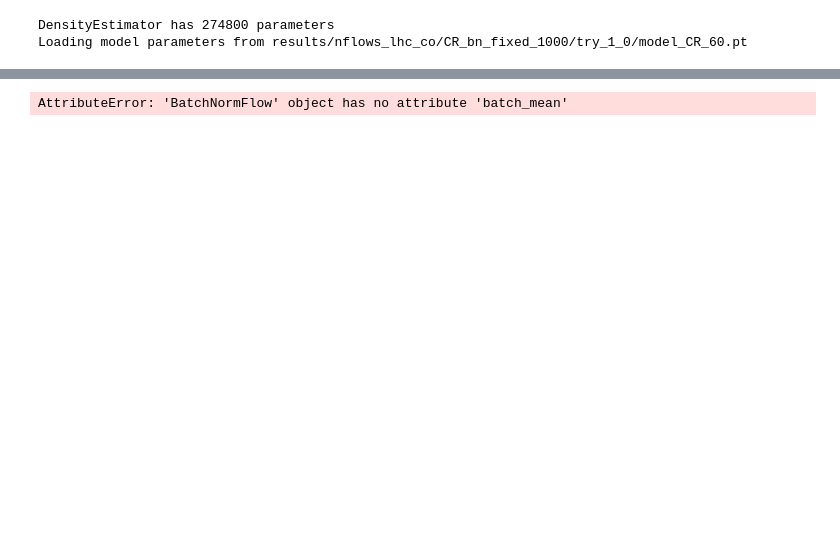
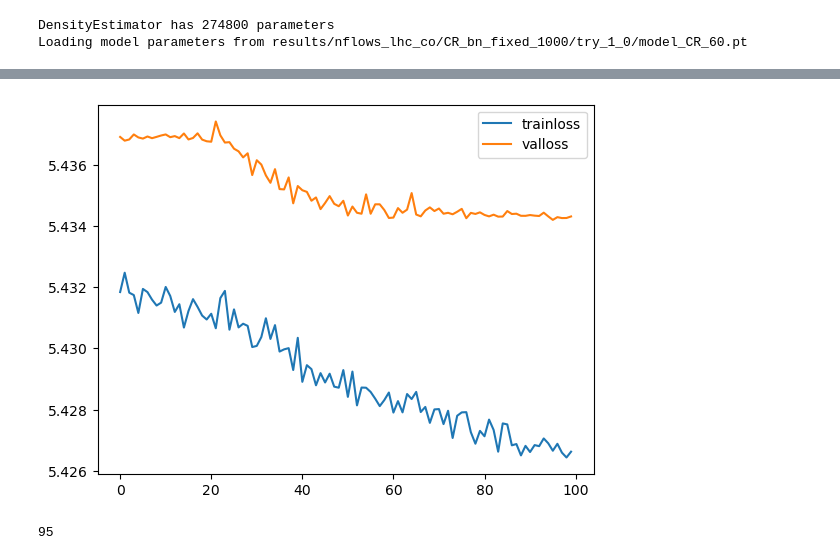
Before and after one commit to rd804/R-ANODE, a Jupyter notebook: notebooks/r_anode_test.ipynb, the cells around one changed output, grey strips where cells are left out. Drawn from its saved outputs; the diff is of its cells as text; code cells hidden in the pictures; blank space fills up the shorter version.

```diff
--- a/notebooks/r_anode_test.ipynb
+++ b/notebooks/r_anode_test.ipynb
@@ -224,0 +234,18 @@ DensityEstimator has 274800 parameters
+# %%
+
+
+num_layers = 8
+base_dist = StandardNormal(shape=[4])
+
+transforms = []
+for _ in range(num_layers):
+    transforms.append(MaskedAffineAutoregressiveTransform(features=4, hidden_features=64, use_residual_blocks=False,
+                                                          context_features=1, random_mask=True,
+                                                          num_blocks=2, use_batch_norm=True,
+                                                          activation=F.leaky_relu, dropout_probability=0.2))
+    transforms.append(BatchNorm(features=4))
+    transforms.append(RandomPermutation(features=4))
+
+transform = CompositeTransform(transforms)
+
+model_S = Flow(transform, base_dist).to(device)
@@ -378,8 +485,11 @@ all_data shape (122106, 6)
-# %%
-x_samples_train = generate_transformed_samples(model_S.model, traintensor_S, pre_parameters['SR'], device=device).cpu().detach().numpy()
-x_samples_val = generate_transformed_samples(model_S.model, valtensor_S, pre_parameters['SR'], device=device).cpu().detach().numpy()
-
-
-x_samples = np.vstack((x_samples_train, x_samples_val))
-# %% [output]
-AttributeError: 'BatchNormFlow' object has no attribute 'batch_mean'
+# %%
+plt.plot(trainloss, label='trainloss')
+plt.plot(valloss, label='valloss')
+plt.legend()
+plt.show()
+# %% [output]
+[figure, added]
+# %%
+np.argmin(valloss)
+# %% [output]
+95
```
Also changed, not shown: parts of 18 cells of this notebook, 2 other files.
